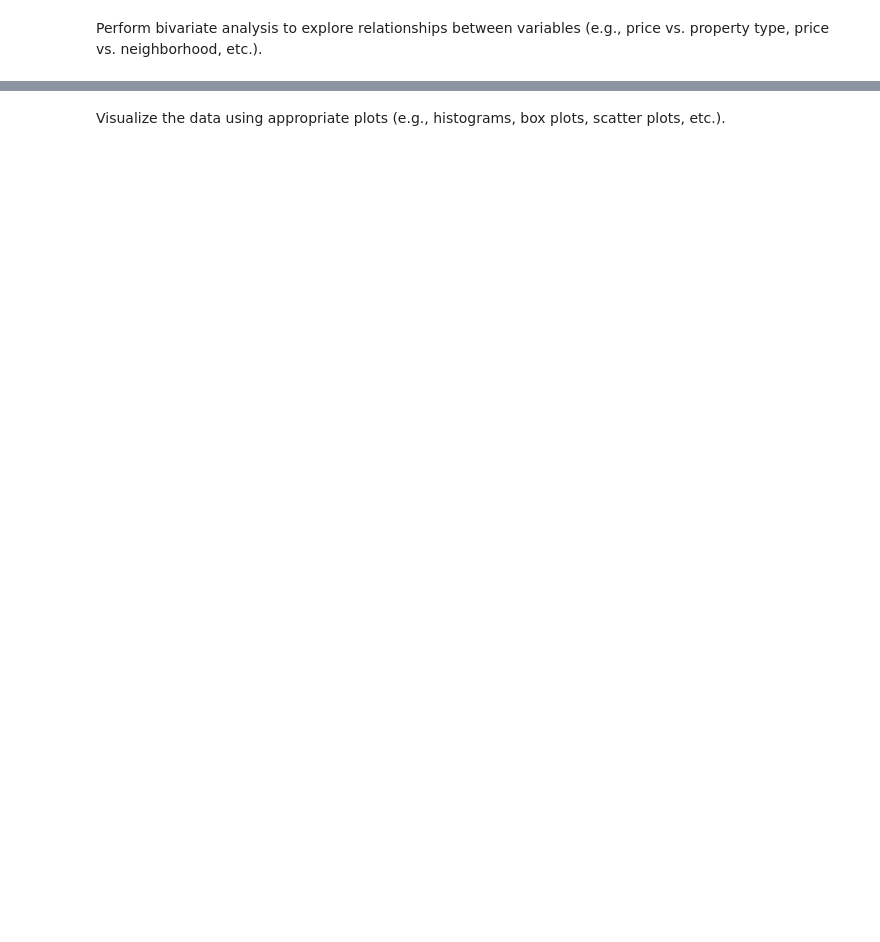
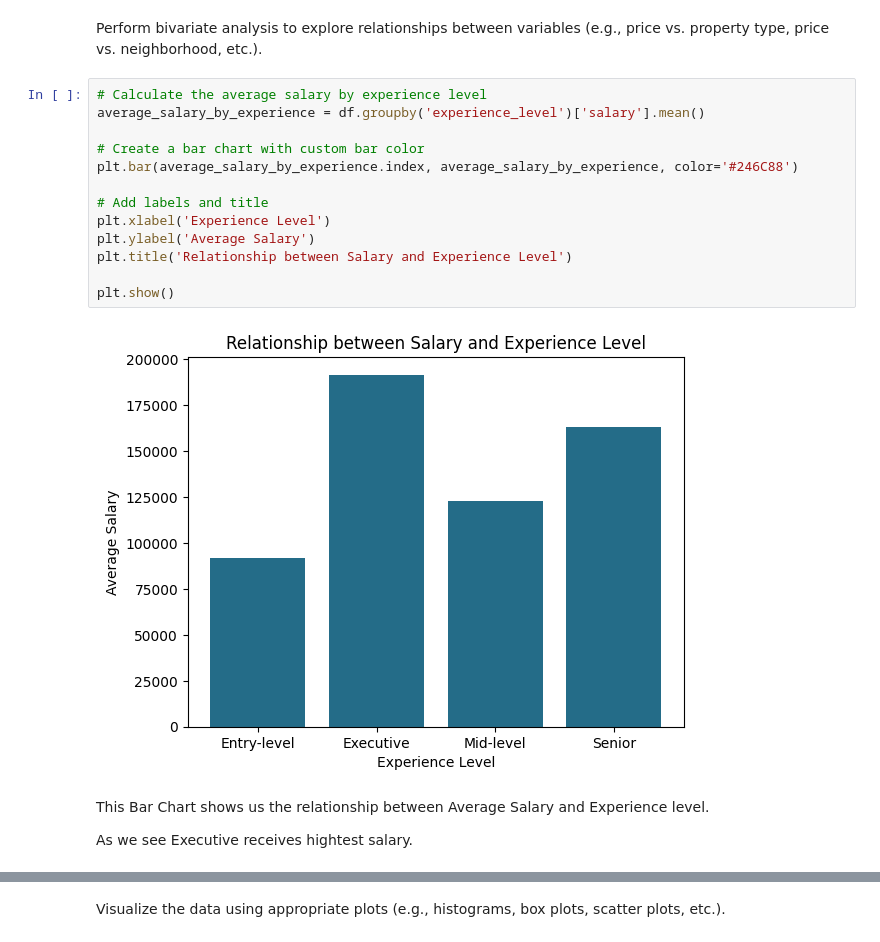
Before and after one commit to Adamixa/Data_field_job_analysis, a Jupyter notebook: notebook.ipynb, the cells around one changed output, grey strips where cells are left out. Cells and saved outputs as stored; diff of their text form; blank space fills up the shorter version.

```diff
--- a/notebook.ipynb
+++ b/notebook.ipynb
@@ -362,3 +321,22 @@ freq               3059
 Name: job_title, dtype: object
 # %% [markdown]
 Perform bivariate analysis to explore relationships between variables (e.g., price vs. property type, price vs. neighborhood, etc.).
+# %%
+# Calculate the average salary by experience level
+average_salary_by_experience = df.groupby('experience_level')['salary'].mean()
+
+# Create a bar chart with custom bar color
+plt.bar(average_salary_by_experience.index, average_salary_by_experience, color='#246C88')
+
+# Add labels and title
+plt.xlabel('Experience Level')
+plt.ylabel('Average Salary')
+plt.title('Relationship between Salary and Experience Level')
+
+plt.show()
+# %% [output]
+[figure, added]
+# %% [markdown]
+This Bar Chart shows us the relationship between Average Salary and Experience level.
+
+As we see Executive receives hightest salary.
```
Also changed, not shown: parts of 35 cells of this notebook.
